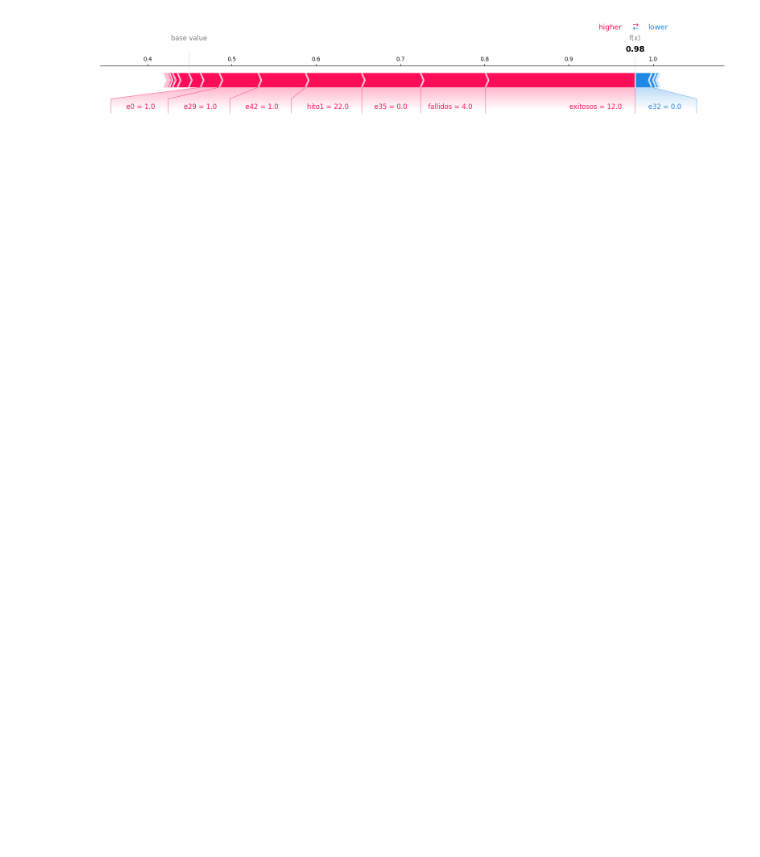
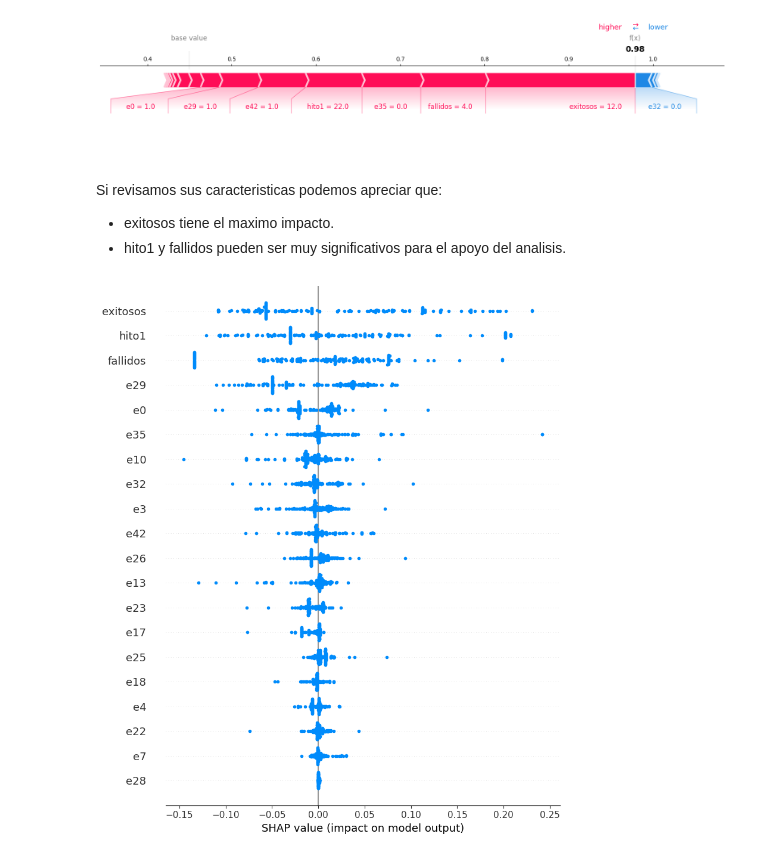
Before and after one commit to tonporaqui/tesis, a Jupyter notebook: jupyter_notebook/notebooks/shap.ipynb, the cells around one changed output. Drawn from its saved outputs; the diff is of its cells as text; code cells hidden in the pictures; blank space fills up the shorter version.

```diff
--- a/jupyter_notebook/notebooks/shap.ipynb
+++ b/jupyter_notebook/notebooks/shap.ipynb
@@ -223,3 +233,11 @@ shap_values = explainer.shap_values(X_test)
 shap.force_plot(explainer.expected_value, shap_values[0,:], X_test.iloc[0,:], matplotlib=True)
 # %% [output]
 [figure]
+# %% [markdown]
+Si revisamos sus caracteristicas podemos apreciar que:
++ exitosos tiene el maximo impacto.
++ hito1 y fallidos pueden ser muy significativos para el apoyo del analisis.
+# %%
+shap.summary_plot(shap_values, feature_names=X_test.columns, title='Importancia de las características')
+# %% [output]
+[figure, added]
```
Also changed, not shown: parts of 8 cells of this notebook, 1 other file.
